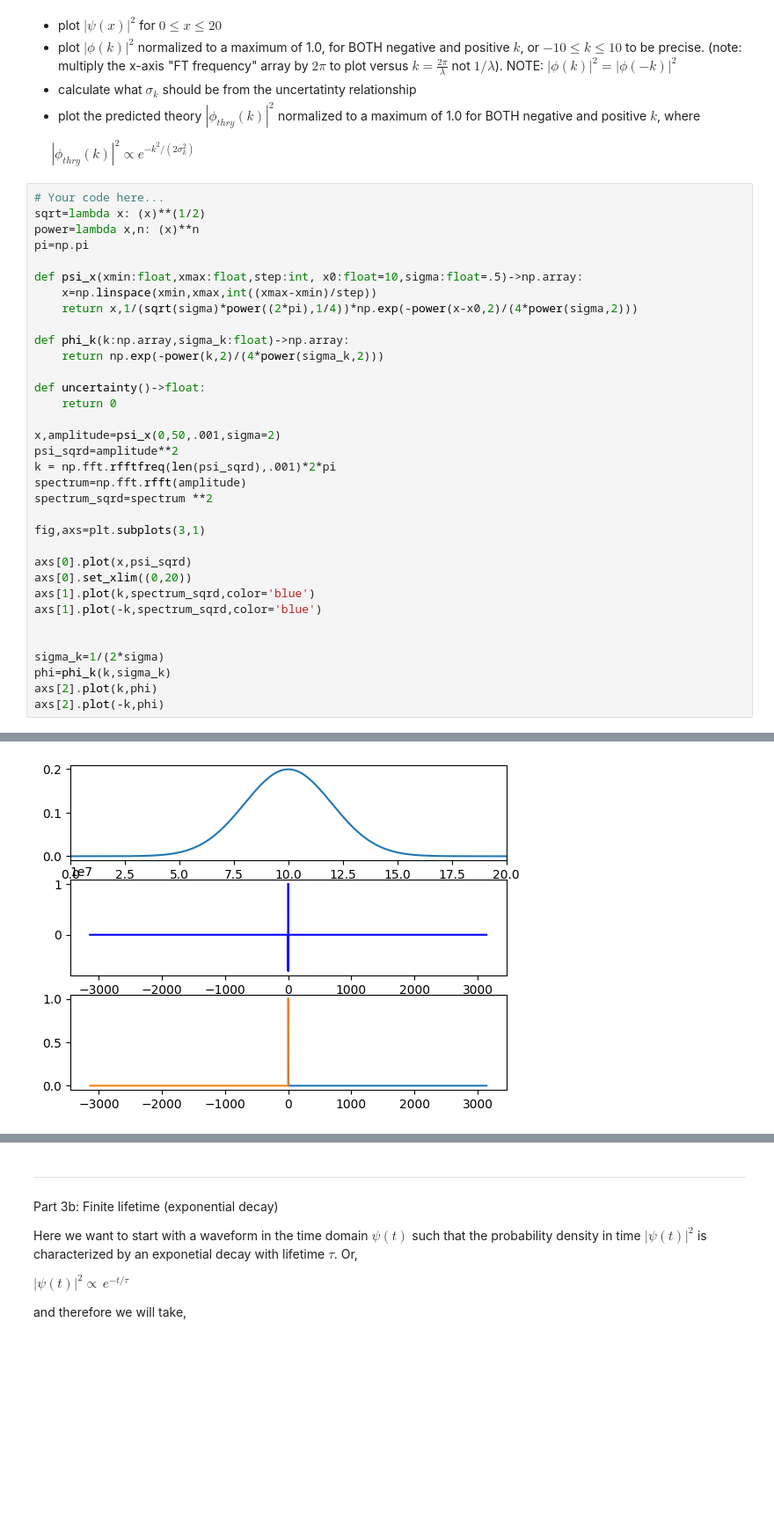
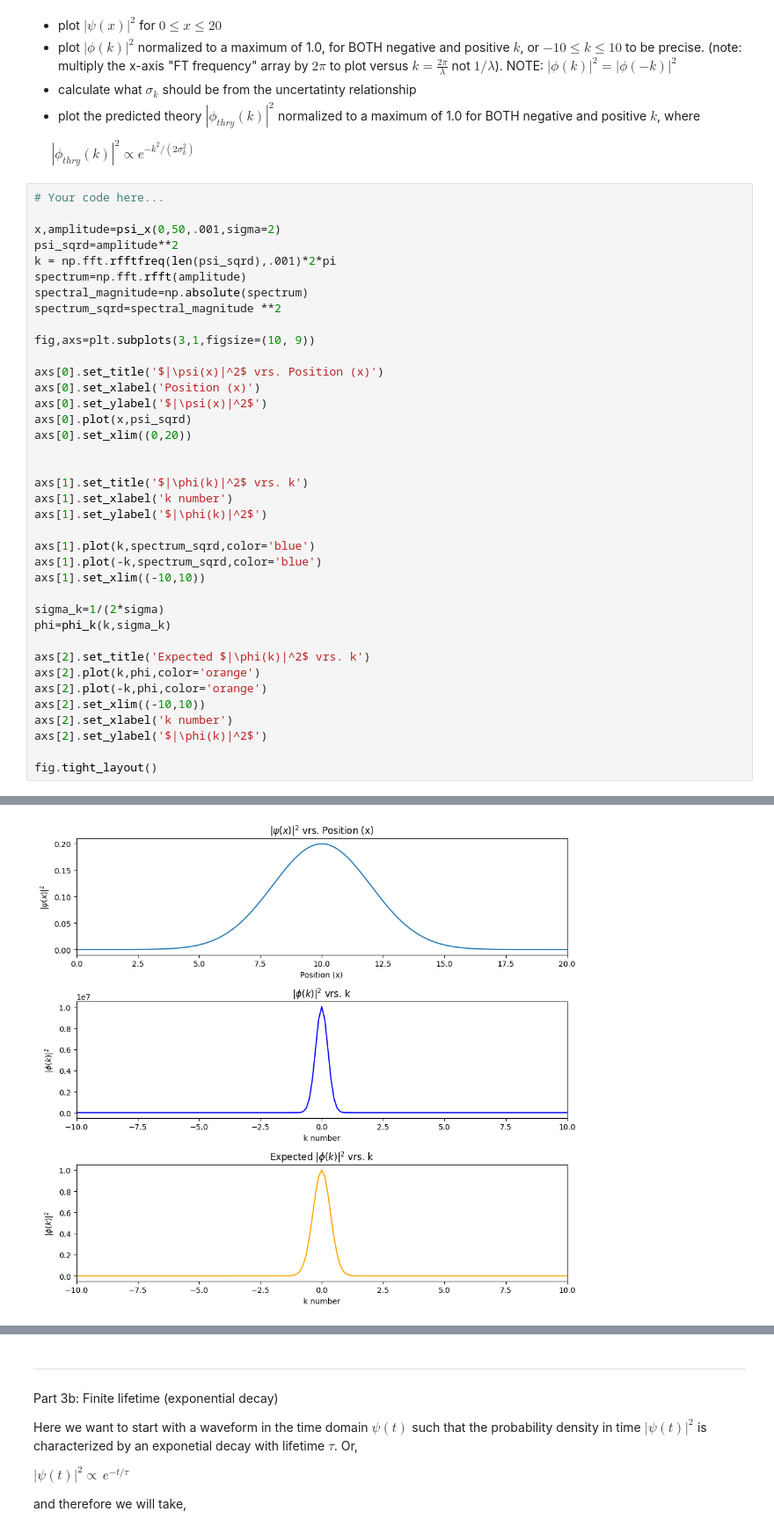
Before and after one commit to Djamil17/computational-physics-recipes, a Jupyter notebook: Homework/Homework3/Phys474_S23_Hwk3.ipynb, the cells around one changed output, grey strips where cells are left out. Shown: that part at 88% size. Drawn from its saved outputs; the diff is of its cells as text; blank space fills up the shorter version.

```diff
--- a/Homework/Homework3/Phys474_S23_Hwk3.ipynb
+++ b/Homework/Homework3/Phys474_S23_Hwk3.ipynb
@@ -224,36 +287,40 @@ I want you to:
 $\,\,\,\,\,\,\,\, |\phi_{thry}(k)|^2 \propto e^{-k^2/(2\sigma_k^2)}$
 # %%
 # Your code here...
-sqrt=lambda x: (x)**(1/2)
-power=lambda x,n: (x)**n
-pi=np.pi
-
-def psi_x(xmin:float,xmax:float,step:int, x0:float=10,sigma:float=.5)->np.array:
-    x=np.linspace(xmin,xmax,int((xmax-xmin)/step))
-    return x,1/(sqrt(sigma)*power((2*pi),1/4))*np.exp(-power(x-x0,2)/(4*power(sigma,2)))
-
-def phi_k(k:np.array,sigma_k:float)->np.array:
-    return np.exp(-power(k,2)/(4*power(sigma_k,2)))
-
-def uncertainty()->float:
-    return 0
 
 x,amplitude=psi_x(0,50,.001,sigma=2)
 psi_sqrd=amplitude**2
 k = np.fft.rfftfreq(len(psi_sqrd),.001)*2*pi
 spectrum=np.fft.rfft(amplitude)
-spectrum_sqrd=spectrum **2
+spectral_magnitude=np.absolute(spectrum)
+spectrum_sqrd=spectral_magnitude **2
 
-fig,axs=plt.subplots(3,1)
+fig,axs=plt.subplots(3,1,figsize=(10, 9))
 
+axs[0].set_title('$|\psi(x)|^2$ vrs. Position (x)')
+axs[0].set_xlabel('Position (x)')
+axs[0].set_ylabel('$|\psi(x)|^2$')
 axs[0].plot(x,psi_sqrd)
 axs[0].set_xlim((0,20))
+
+
+axs[1].set_title('$|\phi(k)|^2$ vrs. k')
+axs[1].set_xlabel('k number')
+axs[1].set_ylabel('$|\phi(k)|^2$')
+
 axs[1].plot(k,spectrum_sqrd,color='blue')
 axs[1].plot(-k,spectrum_sqrd,color='blue')
-
+axs[1].set_xlim((-10,10))
 
 sigma_k=1/(2*sigma)
 phi=phi_k(k,sigma_k)
-axs[2].plot(k,phi)
-axs[2].plot(-k,phi)
+
+axs[2].set_title('Expected $|\phi(k)|^2$ vrs. k')
+axs[2].plot(k,phi,color='orange')
+axs[2].plot(-k,phi,color='orange')
+axs[2].set_xlim((-10,10))
+axs[2].set_xlabel('k number')
+axs[2].set_ylabel('$|\phi(k)|^2$')
+
+fig.tight_layout()
 # %% [output]
@@ -261,3 +327,3 @@ axs[2].plot(-k,phi)
-[figure, old version]
+[figure, new version]
 # %% [markdown]
 Observations
```
Also changed, not shown: parts of 12 cells of this notebook, 1 other file.
